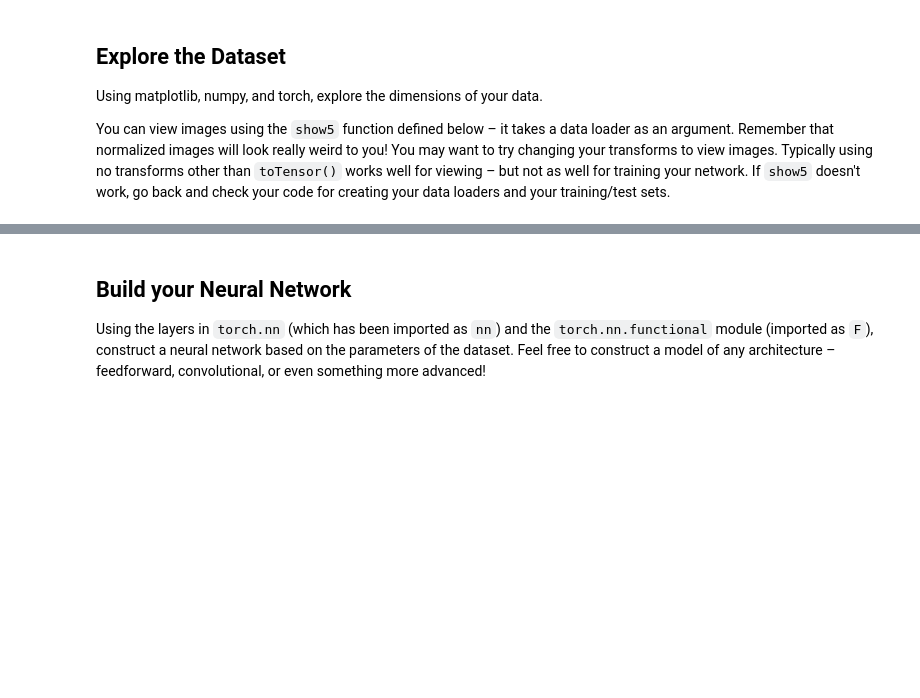
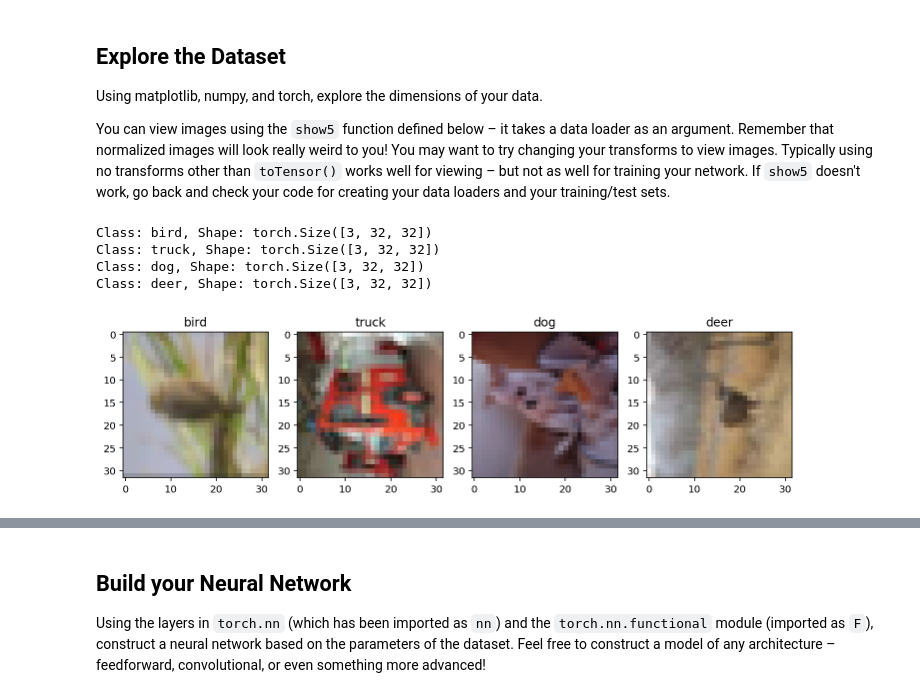
Before and after one commit to dylanlrrb/ud, a Jupyter notebook: 01_Machine_Learning/02_Deep_Leaning/06_Final_Project_Pytorch/CIFAR-10_Image_Classifier-STARTER.ipynb, the cells around one changed output, grey strips where cells are left out. Saved outputs shown, nothing was run; the diff lists cells and outputs as text; code cells hidden in the pictures; blank space fills up the shorter version.

```diff
--- a/01_Machine_Learning/02_Deep_Leaning/06_Final_Project_Pytorch/CIFAR-10_Image_Classifier-STARTER.ipynb
+++ b/01_Machine_Learning/02_Deep_Leaning/06_Final_Project_Pytorch/CIFAR-10_Image_Classifier-STARTER.ipynb
@@ -89,17 +89,27 @@ Remember that normalized images will look really weird to you! You may want to t
 Typically using no transforms other than `toTensor()` works well for viewing – but not as well for training your network.
 If `show5` doesn't work, go back and check your code for creating your data loaders and your training/test sets.
 # %%
-def show5(img_loader):
-    dataiter = iter(img_loader)
+def show4(dataloader, label_mapping):
+    dataiter = iter(dataloader)
+    fig, ax = plt.subplots(figsize=(12, 10), ncols=4)
 
     batch = next(dataiter)
-    labels = batch[1][0:5]
-    images = batch[0][0:5]
-    for i in range(5):
-        print(f'Class: {classes[labels[i]]}, Shape: {images[i].shape}')
+    labels = batch[1][0:4]
+    images = batch[0][0:4]
+    for i in range(4):
+        title = label_mapping[labels[i].item()]
+        print(f'Class: {title}, Shape: {images[i].shape}')
 
         image = images[i].numpy().T
         image = std * image + mean
         image = np.clip(image, 0, 1)
-        plt.imshow(image)
-        plt.show()
+        ax[i].set_title(title)
+        ax[i].imshow(image)
+
+show4(testloader, classes)
+# %% [output]
+Class: bird, Shape: torch.Size([3, 32, 32])
+Class: truck, Shape: torch.Size([3, 32, 32])
+Class: dog, Shape: torch.Size([3, 32, 32])
+Class: deer, Shape: torch.Size([3, 32, 32])
+[figure, added]
```
Also changed, not shown: parts of 12 cells of this notebook.
